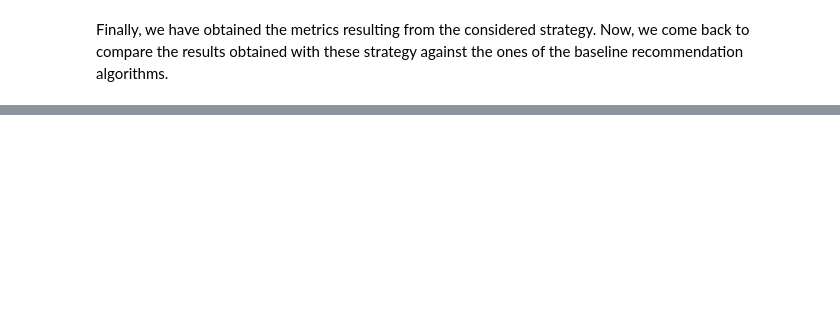
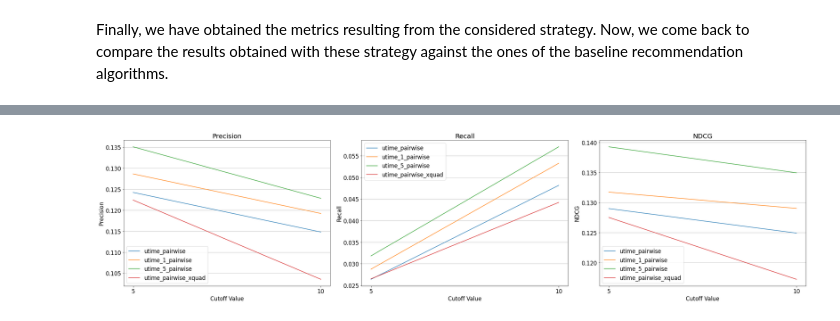
Before and after one commit to biasinrecsys/wsdm2021, a Jupyter notebook: notebooks/item_popularity_bias.ipynb, the cells around one changed output, grey strips where cells are left out. Cells and saved outputs as stored; diff of their text form; code cells hidden in the pictures; blank space fills up the shorter version.

```diff
--- a/notebooks/item_popularity_bias.ipynb
+++ b/notebooks/item_popularity_bias.ipynb
@@ -347,0 +464,8 @@ plot_item_related_metrics(metrics, np.array([5, 10]))
+# %%
+model_types = ['utime_pairwise', 'utime_1_pairwise', 'utime_5_pairwise', 'utime_pairwise_xquad']
+# %%
+metrics = load_metrics(model_types)
+# %%
+plot_effectiveness(metrics, np.array([5, 10]))
+# %% [output]
+[figure, added]
```
Also changed, not shown: parts of 48 cells of this notebook, 2 other files.
